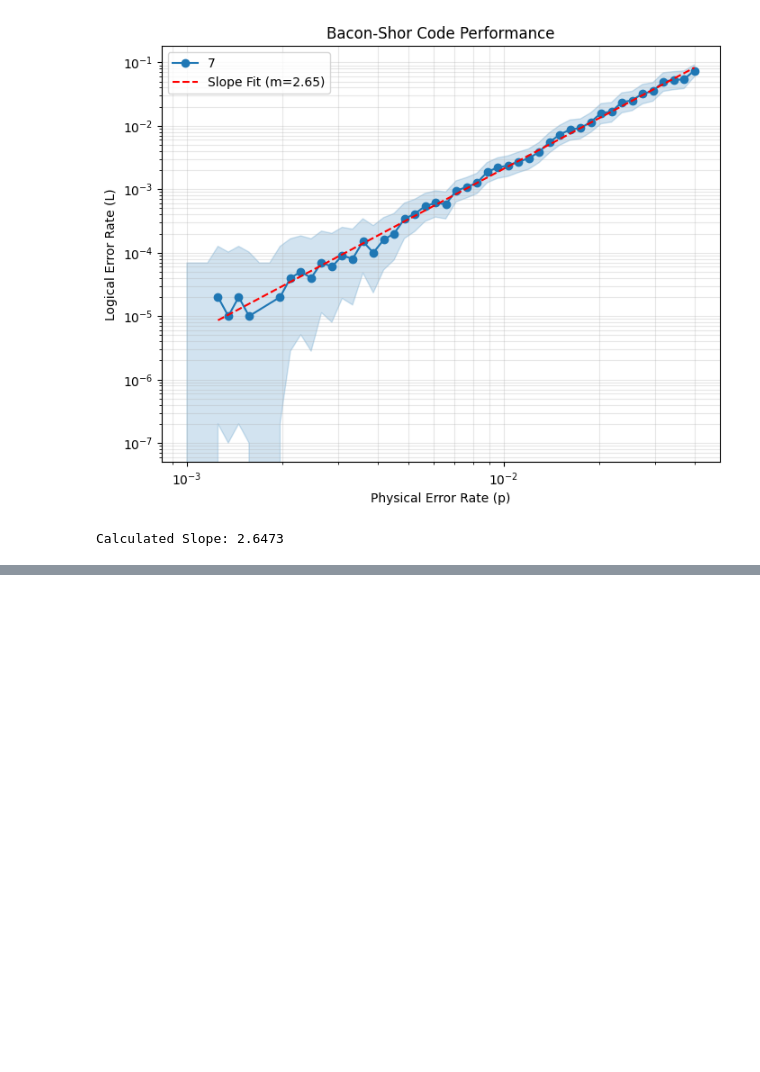
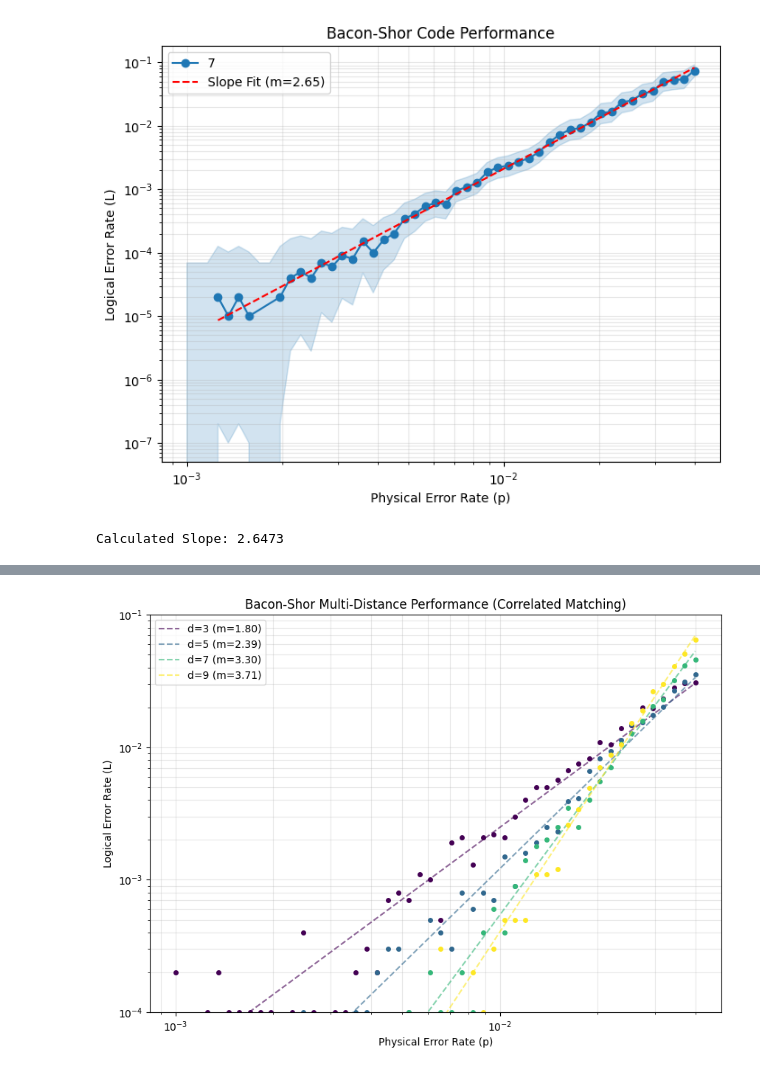
Before and after one commit to snow-apple/bacon_shor_code, a Jupyter notebook: complimentarynormalbscode2_6/exploration.ipynb, the cells around one changed output, grey strips where cells are left out. Saved outputs shown, nothing was run; the diff lists cells and outputs as text; code cells hidden in the pictures; blank space fills up the shorter version.

```diff
--- a/complimentarynormalbscode2_6/exploration.ipynb
+++ b/complimentarynormalbscode2_6/exploration.ipynb
@@ -440,0 +442,7 @@ plt.show()
+# %%
+circuit = bacon_shor_circuit(d=5, p=0.01)
+model = circuit.detector_error_model(decompose_errors=True)
+matching = pymatching.Matching.from_detector_error_model(model)
+# %%
+sampler = circuit.compile_detector_sampler()
+syndrome, actual_observables = sampler.sample(shots=1000, separate_observables=True)
@@ -440,0 +456,2 @@ plt.show()
+# %%
+matching_corr = pymatching.Matching.from_detector_error_model(model, enable_correlations=True)
@@ -440,0 +465,75 @@ plt.show()
+# %%
+# 1. Configuration
+distances = [3, 5,7,9]
+ps = np.logspace(np.log10(0.001), np.log10(0.04), 50) # 10 points for speed, increase to 50 for final
+shots = 10000
+
+fig, ax = plt.subplots(1, 1, figsize=(10, 7))
+colors = plt.cm.viridis(np.linspace(0, 1, len(distances)))
+
+# 2. Main Loop
+for i, d in enumerate(distances):
+    xs = []
+    ys = []
+
+    for p in ps:
+        # Generate circuit and model
+        circuit = bacon_shor_circuit(d, p)
+        model = circuit.detector_error_model(decompose_errors=True)
+
+        # Setup Sampler
+        sampler = circuit.compile_detector_sampler()
+        syndrome, actual_obs = sampler.sample(shots=shots, separate_observables=True)
+
+        # Setup Correlated Decoder
+        # NOTE: enable_correlations=True must be in both places!
+        matching = pymatching.Matching.from_detector_error_model(model, enable_correlations=True)
+        predicted_obs = matching.decode_batch(syndrome, enable_correlations=True)
+
+        # Calculate rates
+        num_errors = np.sum(np.any(predicted_obs != actual_obs, axis=1))
+
+        xs.append(p)
+        ys.append(num_errors / shots)
+
+    xs = np.array(xs)
+    ys = np.array(ys)
+
+    # # 3. Plotting Points (Mimicking sinter's style)
+    ax.plot(xs, ys, 'o', color=colors[i], markersize=4)
+
+    # # 1. Calculate the Standard Error for the Shading
+    # # Standard deviation of a binomial distribution: sqrt(p(1-p)/n)
+    # stderrs = np.sqrt(ys * (1 - ys) / shots)
+
+    # # 2. Plotting with Shading
+    # ax.plot(xs, ys, 'o', color=colors[i], markersize=4)
+    # # The Shading: ys +/- 1 standard error
+    # ax.fill_between(xs, ys - stderrs, ys + stderrs, color=colors[i], alpha=0.2)
+
+    # 4. Slope Fitting Logic
+    mask = ys > 0
+    if np.any(mask):
+        log_p = np.log10(xs[mask])
+        log_L = np.log10(ys[mask])
+        slope, intercept, _, _, _ = linregress(log_p, log_L)
+
+        # Plot the fit line
+        fit_x = np.linspace(min(xs[mask]), max(xs[mask]), 100)
+        fit_y = 10**(slope * np.log10(fit_x) + intercept)
+        ax.plot(fit_x, fit_y, '--', color=colors[i], alpha=0.6,
+                label=f'd={d} (m={slope:.2f})')
+
+# 5. Styling (Matching your requested code)
+ax.set_title("Bacon-Shor Multi-Distance Performance (Correlated Matching)")
+ax.set_xlabel("Physical Error Rate (p)")
+ax.set_ylabel("Logical Error Rate (L)")
+ax.set_xscale('log')
+ax.set_yscale('log')
+ax.set_ylim(1e-4, 1e-1) # As requested
+ax.legend()
+ax.grid(True, which="both", ls="-", alpha=0.3)
+
+plt.show()
+# %% [output]
+[figure, added]
```
Also changed, not shown: parts of 6 cells of this notebook.
